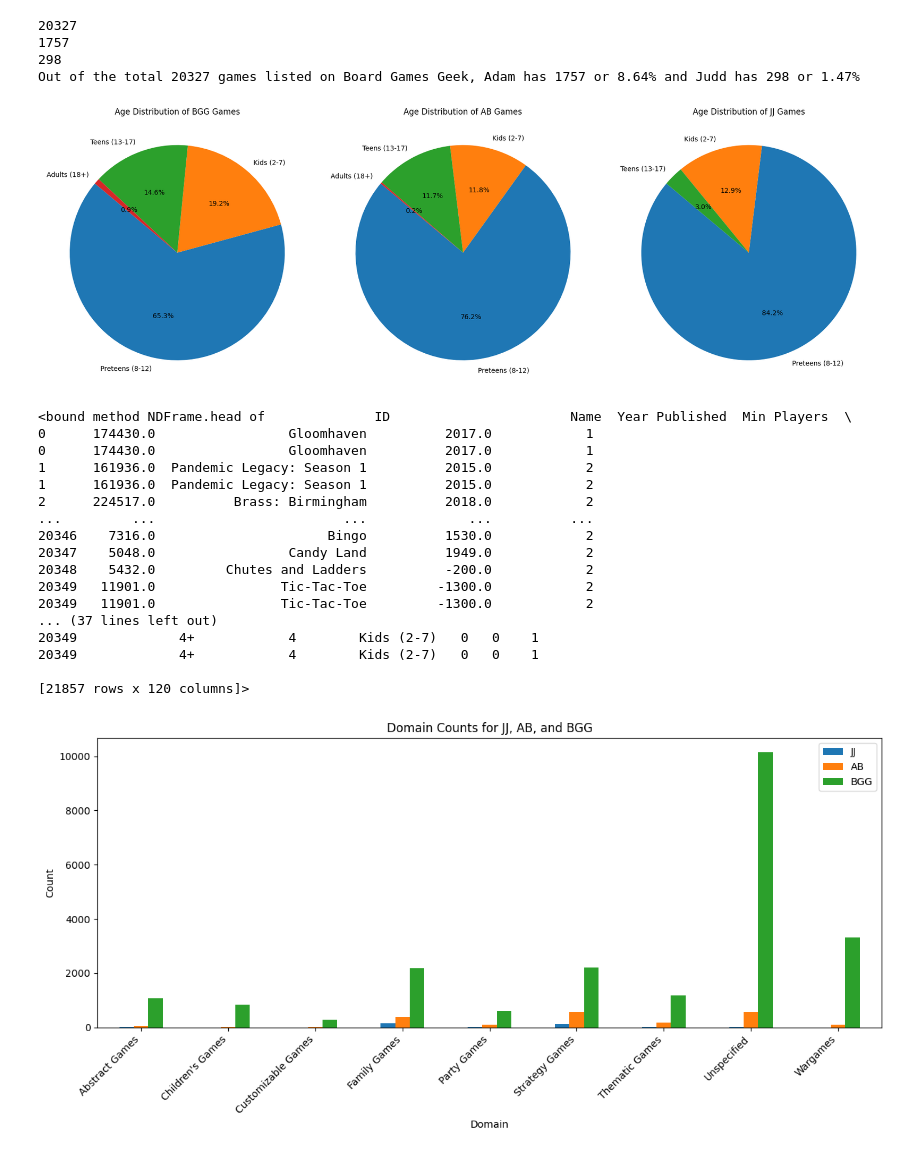
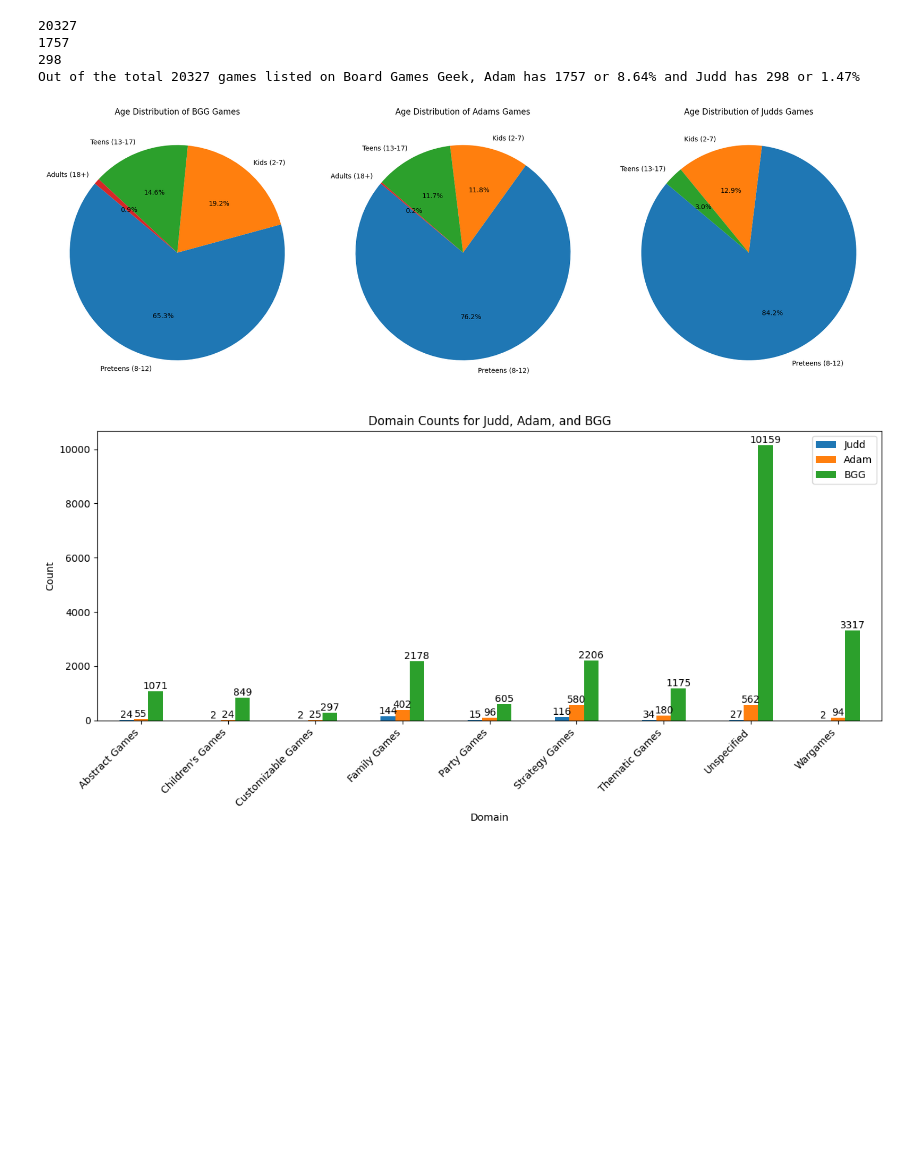
Before and after one commit to tanis2116/Board_Game_Analysis, a Jupyter notebook: Board Game Analsyis.ipynb, the cells around one changed output. Cells and saved outputs as stored; diff of their text form; code cells hidden in the pictures; blank space fills up the shorter version.

```diff
--- a/Board Game Analsyis.ipynb
+++ b/Board Game Analsyis.ipynb
@@ -72,6 +89,7 @@ dist_objectid_jj = result[result['itemtype_jj'] != 'expansion']['objectid_jj'].d
 print(distinct_id_count)
 print(dist_objectid_ab)
 print(dist_objectid_jj)
+
 # Step 3: Calculate the percentage
 ab_totalperc = round((dist_objectid_ab / distinct_id_count) * 100, 2)
 jj_totalperc = round((dist_objectid_jj / distinct_id_count) * 100, 2)
@@ -82,8 +100,6 @@ jj_age_counts = result[result['objectid_jj'].notna()]['AggregateMapping'].value_
 
 # Print the result
 print(f"Out of the total {distinct_id_count} games listed on Board Games Geek, Adam has {dist_objectid_ab} or {ab_totalperc}% and Judd has {dist_objectid_jj} or {jj_totalperc}%")
-#print(list(ab_age_counts))
-#print(list(jj_age_counts))
 
 # Output the result dataframe to an Excel file
 #result.to_excel('result.xlsx', index=False)
@@ -98,11 +114,11 @@ axes[0].set_title('Age Distribution of BGG Games')
 
 # Pie chart for AB
 axes[1].pie(ab_age_counts, labels=ab_age_counts.index, autopct='%1.1f%%', startangle=140)
-axes[1].set_title('Age Distribution of AB Games')
+axes[1].set_title('Age Distribution of Adam''s Games')
 
 # Pie chart for JJ
 axes[2].pie(jj_age_counts, labels=jj_age_counts.index, autopct='%1.1f%%', startangle=140)
-axes[2].set_title('Age Distribution of JJ Games')
+axes[2].set_title('Age Distribution of Judd''s Games')
 
 # Display the pie charts
 plt.tight_layout()  # Automatically adjusts the layout to prevent overlap
@@ -112,69 +128,51 @@ plt.show()
 1757
 298
 Out of the total 20327 games listed on Board Games Geek, Adam has 1757 or 8.64% and Judd has 298 or 1.47%
-[figure, old version]
+[figure, new version]
 # %%
-#print(list(result.columns))
-
-# Step 1: Split 'Domains' into separate rows using explode
+# Further analysis by 'Domains' (type of game)
+# Step 1: Split 'Domains' into separate rows and handle spaces and empty values
 result['Domains'] = result['Domains'].fillna('').astype(str)
-#result['Domains'] = result['Domains'].str.split(',')
-#result['Domains'] = result['Domains'].str.split(',').apply(lambda x: [item.strip() for item in x])
 result['Domains'] = result['Domains'].str.split(',').apply(lambda x: [item.strip() if item.strip() != '' else 'Unspecified' for item in x])
 
 result_split = result.explode('Domains')
 
 # Step 2: Initialize columns for JJ, AB, and BGG counts
-result_split['JJ'] = 0
-result_split['AB'] = 0
+result_split['Judd'] = 0
+result_split['Adam'] = 0
 result_split['BGG'] = 0
 
 # Step 3: Update counts based on the conditions
 # Update JJ count for rows where own_jj == 1
-result_split.loc[result_split['own_jj'] == 1, 'JJ'] = 1
+result_split.loc[result_split['own_jj'] == 1, 'Judd'] = 1
 
 # Update AB count for rows where own_ab == 1
-result_split.loc[result_split['own_ab'] == 1, 'AB'] = 1
+result_split.loc[result_split['own_ab'] == 1, 'Adam'] = 1
 
 # Update BGG count for all rows (since it's simply a presence count)
 result_split['BGG'] = 1
 
-result.to_excel('result_split.xlsx', index=False)
-
-print(result_split.head)
-
+#result.to_excel('result_split.xlsx', index=False)
+#print(result_split.head)
 
 # Step 4: Group by 'Domains' and sum the counts to avoid duplication
-aggregated_data = result_split.groupby('Domains')[['JJ', 'AB', 'BGG']].sum()
+aggregated_data = result_split.groupby('Domains')[['Judd', 'Adam', 'BGG']].sum()
 
-# Step 5: Plot the bar graph
-aggregated_data.plot(kind='bar', figsize=(12, 6))
+# Step 5: Plot the bar graph (value labels)
+ax = aggregated_data.plot(kind='bar', figsize=(12, 6))
 
 # Customize the plot
-plt.title('Domain Counts for JJ, AB, and BGG')
+plt.title('Domain Counts for Judd, Adam, and BGG')
 plt.ylabel('Count')
 plt.xlabel('Domain')
 plt.xticks(rotation=45, ha='right')  # Rotate x-axis labels for better readability
 plt.tight_layout()  # Adjust the layout to prevent overlap
 
+ax.bar_label(ax.containers[0])  # This will add labels for the first container (Judd column)
+ax.bar_label(ax.containers[1])  # This will add labels for the second container (Adam column)
+ax.bar_label(ax.containers[2])  # This will add labels for the third container (BGG column)
+
 # Show the plot
 plt.show()
 # %% [output]
-<bound method NDFrame.head of              ID                       Name  Year Published  Min Players  \
-0      174430.0                 Gloomhaven          2017.0            1
-0      174430.0                 Gloomhaven          2017.0            1
-1      161936.0  Pandemic Legacy: Season 1          2015.0            2
-1      161936.0  Pandemic Legacy: Season 1          2015.0            2
-2      224517.0          Brass: Birmingham          2018.0            2
-...         ...                        ...             ...          ...
-20346    7316.0                      Bingo          1530.0            2
-20347    5048.0                 Candy Land          1949.0            2
-20348    5432.0         Chutes and Ladders          -200.0            2
-20349   11901.0                Tic-Tac-Toe         -1300.0            2
-20349   11901.0                Tic-Tac-Toe         -1300.0            2
-... (37 lines left out)
-20349             4+            4        Kids (2-7)   0   0    1
-20349             4+            4        Kids (2-7)   0   0    1
-
-[21857 rows x 120 columns]>
-[figure, old version]
+[figure, new version]
```
Also changed, not shown: parts of 3 cells of this notebook, 1 other file.
